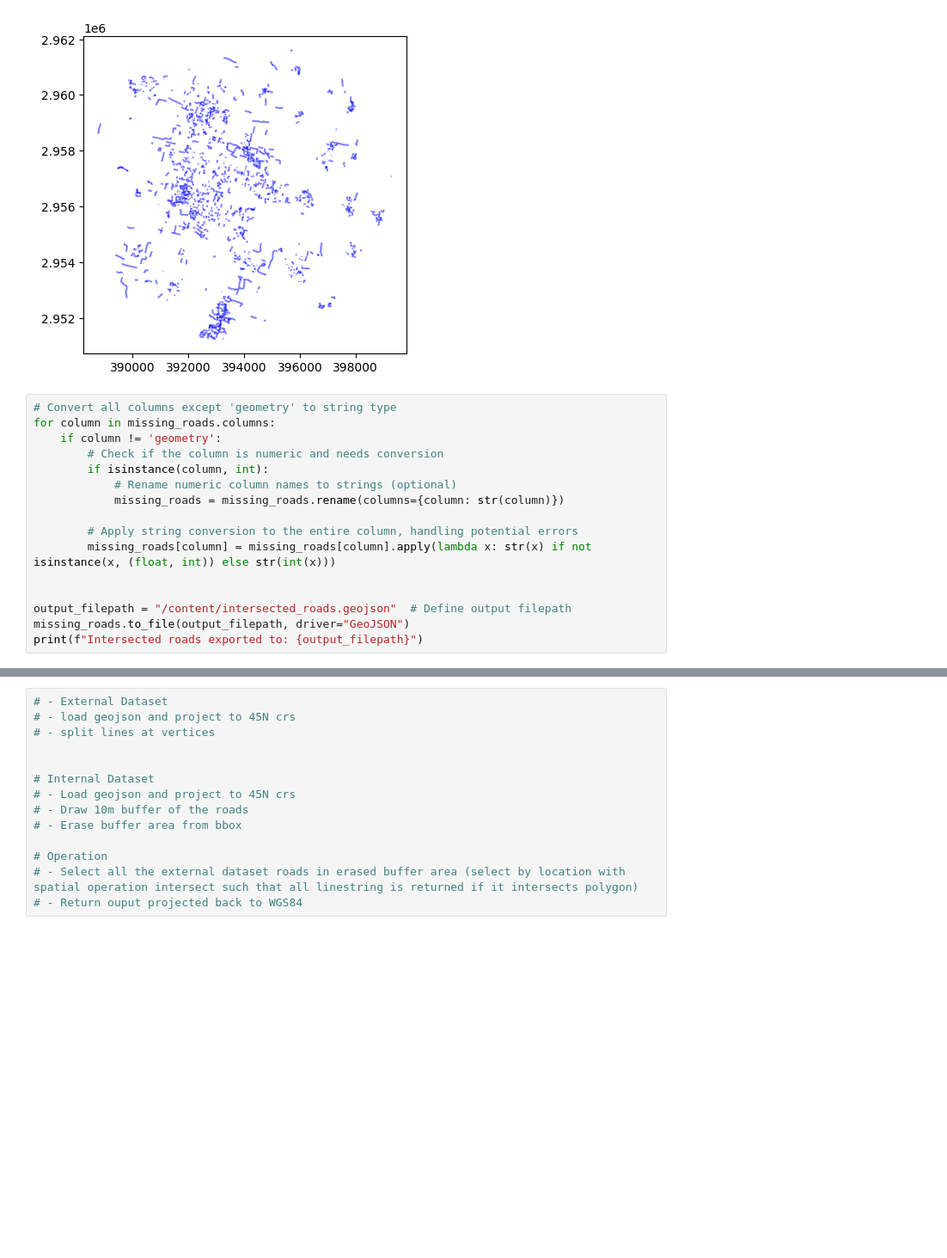
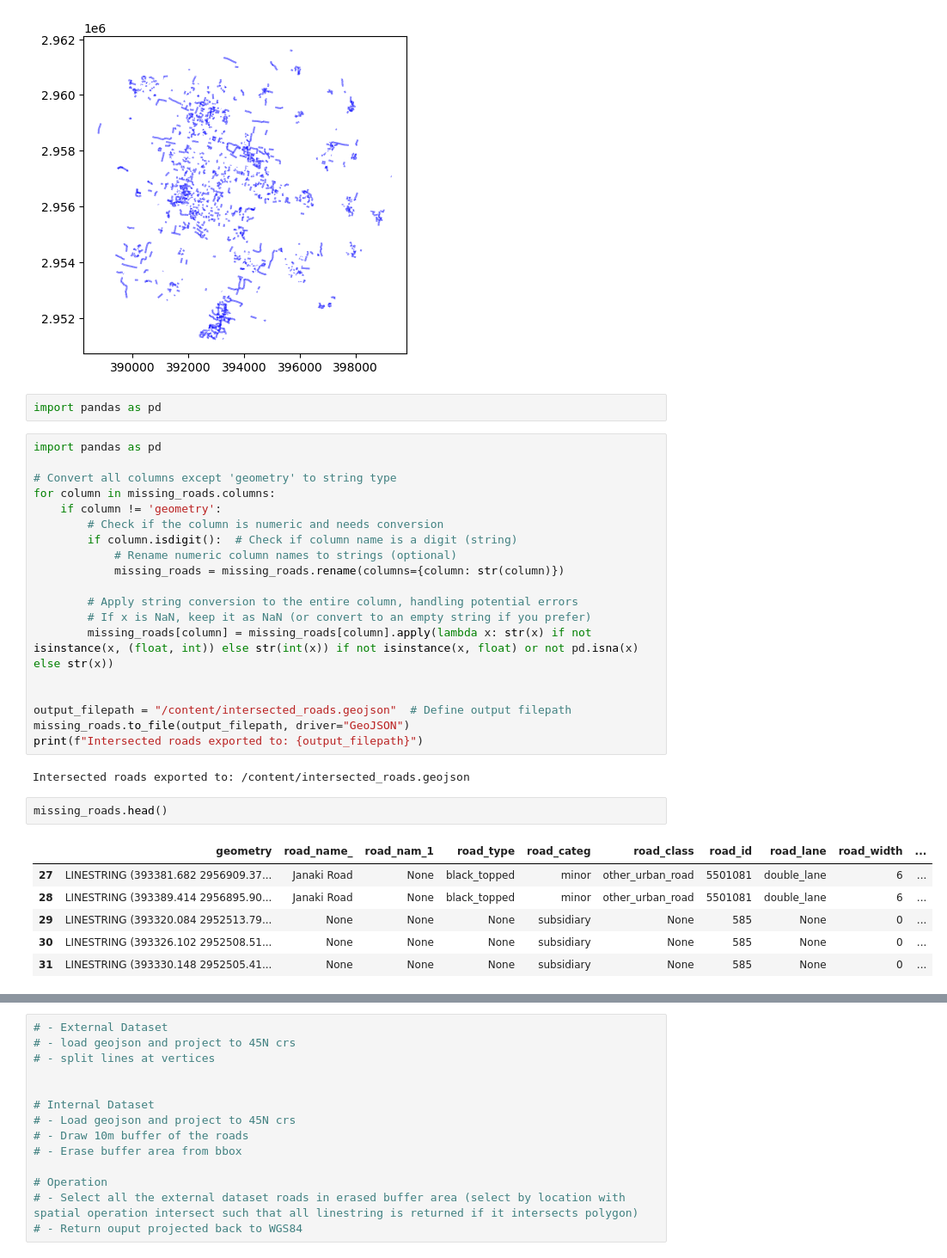
Before and after one commit to ghimiresushma99/collab_notebooks, a Jupyter notebook: Extract_Missing_Roads.ipynb, the cells around one changed output, grey strips where cells are left out. Shown: that part at 86% size. Cells and saved outputs as stored; diff of their text form; blank space fills up the shorter version.

```diff
--- a/Extract_Missing_Roads.ipynb
+++ b/Extract_Missing_Roads.ipynb
@@ -186,19 +187,35 @@ missing_roads.plot(color='blue', alpha=0.5, label='Erased BBox')
 plt.show()
 # %% [output]
 [figure]
+# %%
+import pandas as pd
 # %%
+import pandas as pd
+
 # Convert all columns except 'geometry' to string type
 for column in missing_roads.columns:
     if column != 'geometry':
         # Check if the column is numeric and needs conversion
-        if isinstance(column, int):
+        if column.isdigit():  # Check if column name is a digit (string)
             # Rename numeric column names to strings (optional)
             missing_roads = missing_roads.rename(columns={column: str(column)})
 
         # Apply string conversion to the entire column, handling potential errors
-        missing_roads[column] = missing_roads[column].apply(lambda x: str(x) if not isinstance(x, (float, int)) else str(int(x)))
+        # If x is NaN, keep it as NaN (or convert to an empty string if you prefer)
+        missing_roads[column] = missing_roads[column].apply(lambda x: str(x) if not isinstance(x, (float, int)) else str(int(x)) if not isinstance(x, float) or not pd.isna(x) else str(x))
 
 
 output_filepath = "/content/intersected_roads.geojson"  # Define output filepath
 missing_roads.to_file(output_filepath, driver="GeoJSON")
 print(f"Intersected roads exported to: {output_filepath}")
+# %% [output]
+Intersected roads exported to: /content/intersected_roads.geojson
+# %%
+missing_roads.head()
+# %% [output]
+|  | geometry | road_name_ | road_nam_1 | road_type | road_categ | road_class | road_id | road_lane | road_width | ... |
+| 27 | LINESTRING (393381.682 2956909.37... | Janaki Road | None | black_topped | minor | other_urban_road | 5501081 | double_lane | 6 | ... |
+| 28 | LINESTRING (393389.414 2956895.90... | Janaki Road | None | black_topped | minor | other_urban_road | 5501081 | double_lane | 6 | ... |
+| 29 | LINESTRING (393320.084 2952513.79... | None | None | None | subsidiary | None | 585 | None | 0 | ... |
+| 30 | LINESTRING (393326.102 2952508.51... | None | None | None | subsidiary | None | 585 | None | 0 | ... |
+| 31 | LINESTRING (393330.148 2952505.41... | None | None | None | subsidiary | None | 585 | None | 0 | ... |
```
Also changed, not shown: parts of 2 cells of this notebook.
